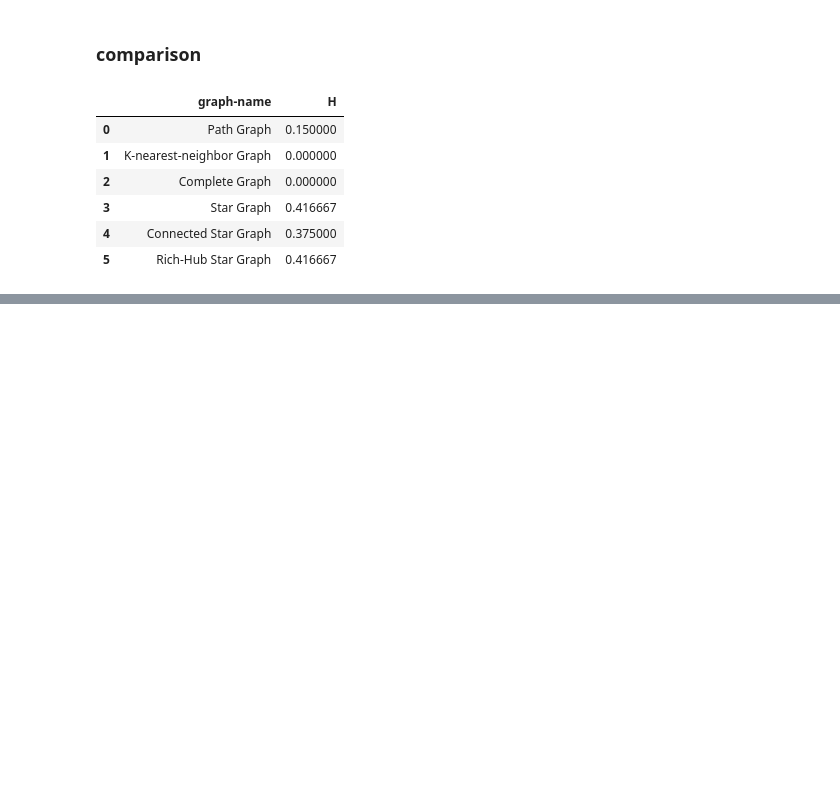
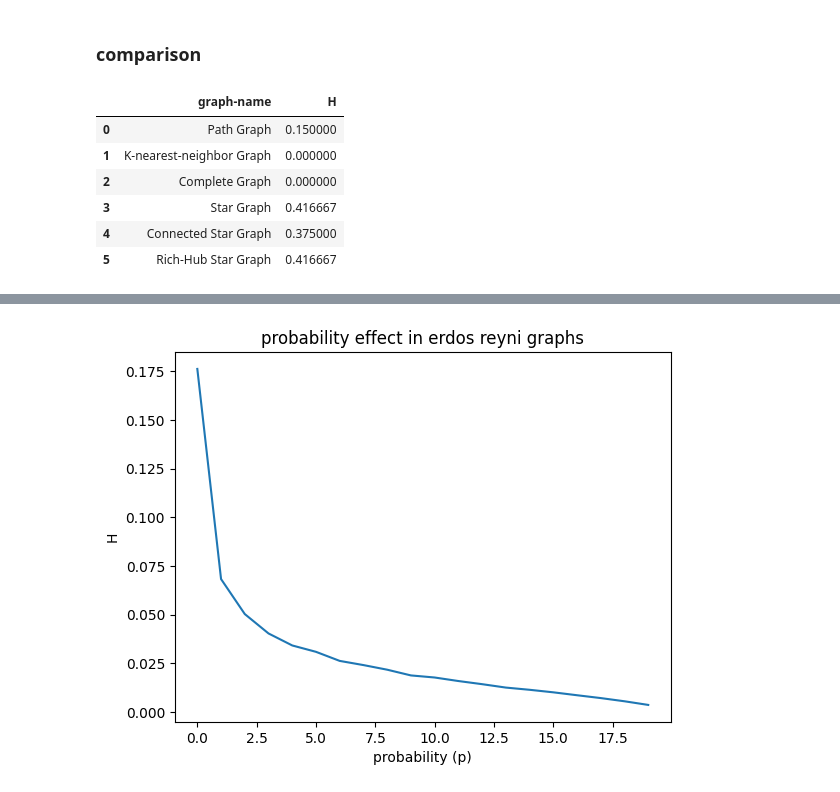
Before and after one commit to ParsaMohammadpour/heterogeneity-of-complex-networks, a Jupyter notebook: index_to_quantifying_heterogeneity_of_complex_networks.ipynb, the cells around one changed output, grey strips where cells are left out. Saved outputs shown, nothing was run; the diff lists cells and outputs as text; code cells hidden in the pictures; blank space fills up the shorter version.

```diff
--- a/index_to_quantifying_heterogeneity_of_complex_networks.ipynb
+++ b/index_to_quantifying_heterogeneity_of_complex_networks.ipynb
@@ -231,0 +245,3 @@ df
+# %%
+df = pd.DataFrame(columns=['graph-name', 'size', 'H'])
+nodes = [10, 25, 50, 75, 100, 500, 1000, 2000]
@@ -231,0 +250,9 @@ df
+# %%
+p = 0.35
+for n in nodes:
+  er = nx.erdos_renyi_graph(n, p)
+  gc = Graph_comparator(er)
+  h = gc.calculate_H()
+  df = df.append({'graph-name': 'Erdos-Renyi Graph', 'size': n, 'H':h}, ignore_index=True)
+
+df[df['graph-name'] == 'Erdos-Renyi Graph']
@@ -231,0 +269,14 @@ df
+# %%
+probs = np.arange (0.01, 1., 0.05)
+er_size = 1000
+h_list = []
+for p in probs:
+  er = nx.erdos_renyi_graph(er_size, p)
+  h_list.append(calculate_H(er))
+plt.plot(h_list)
+plt.xlabel('probability (p)')
+plt.ylabel('H')
+plt.title('probability effect in erdos reyni graphs')
+plt.show()
+# %% [output]
+[figure, added]
```
Also changed, not shown: parts of 21 cells of this notebook.
